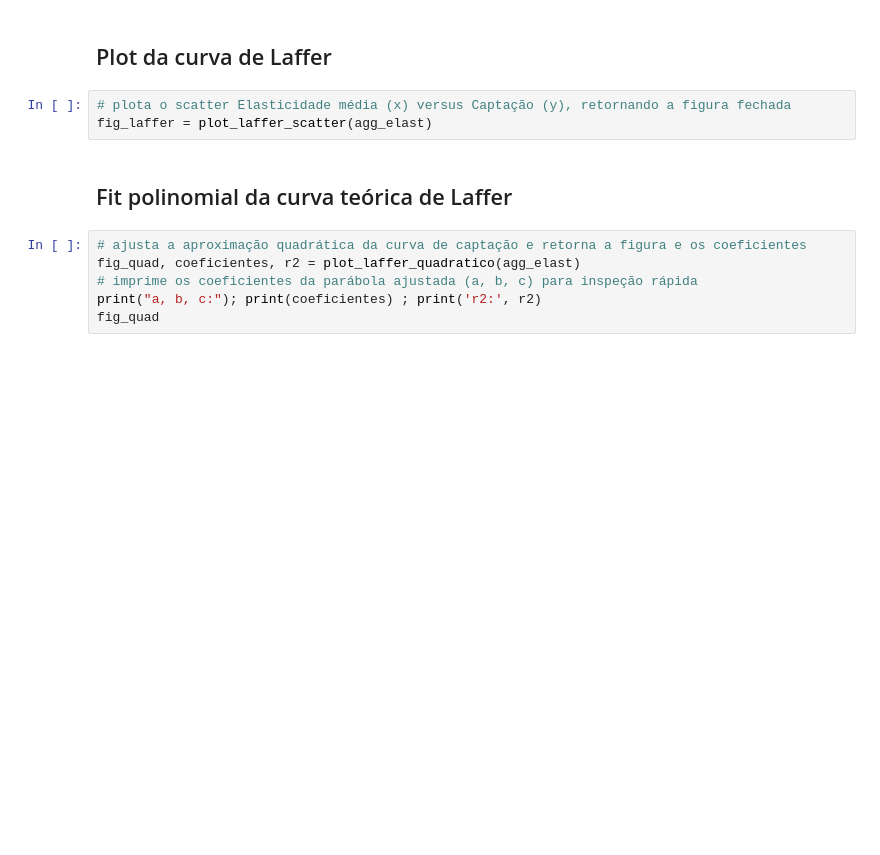
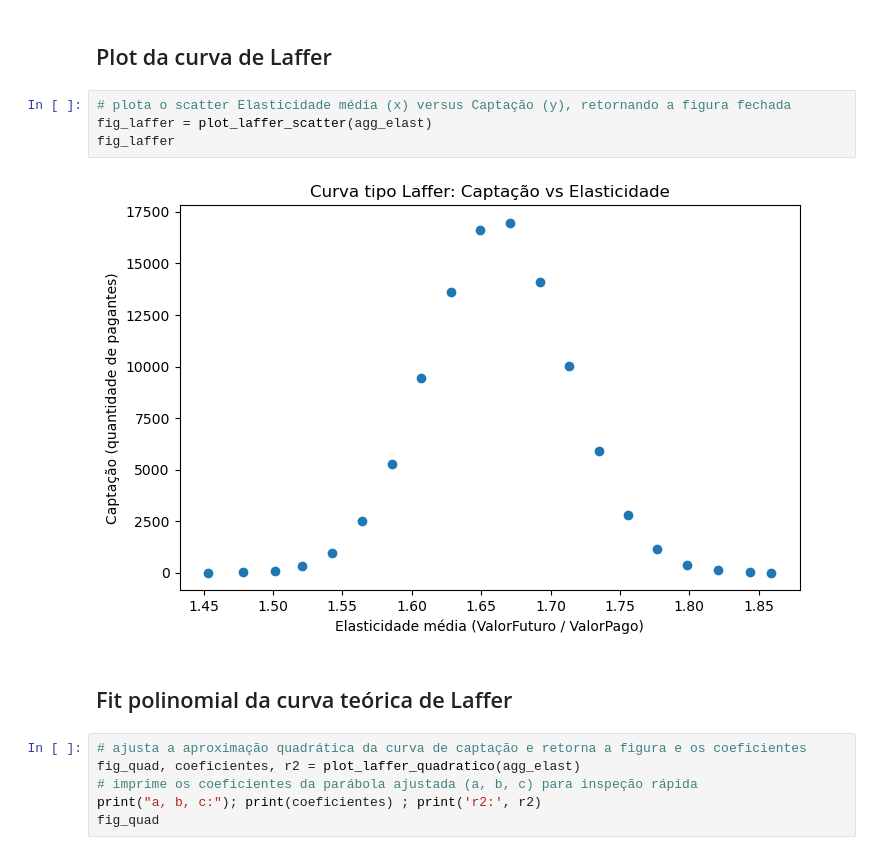
Before and after one commit to ozsp12/programacao_introducao, a Jupyter notebook: data_analytics_quick_dirty/precificacao_elasticidade.ipynb, the cells around one changed output. Saved outputs shown, nothing was run; the diff lists cells and outputs as text; blank space fills up the shorter version.

```diff
--- a/data_analytics_quick_dirty/precificacao_elasticidade.ipynb
+++ b/data_analytics_quick_dirty/precificacao_elasticidade.ipynb
@@ -327,6 +425,9 @@ agg_elast = agregar_por_elasticidade(df, n_bins=20)
 # %%
 # plota o scatter Elasticidade média (x) versus Captação (y), retornando a figura fechada
 fig_laffer = plot_laffer_scatter(agg_elast)
+fig_laffer
+# %% [output]
+[figure, added]
 # %% [markdown]
 ## Fit polinomial da curva teórica de Laffer
 # %%
```
Also changed, not shown: parts of 14 cells of this notebook.
